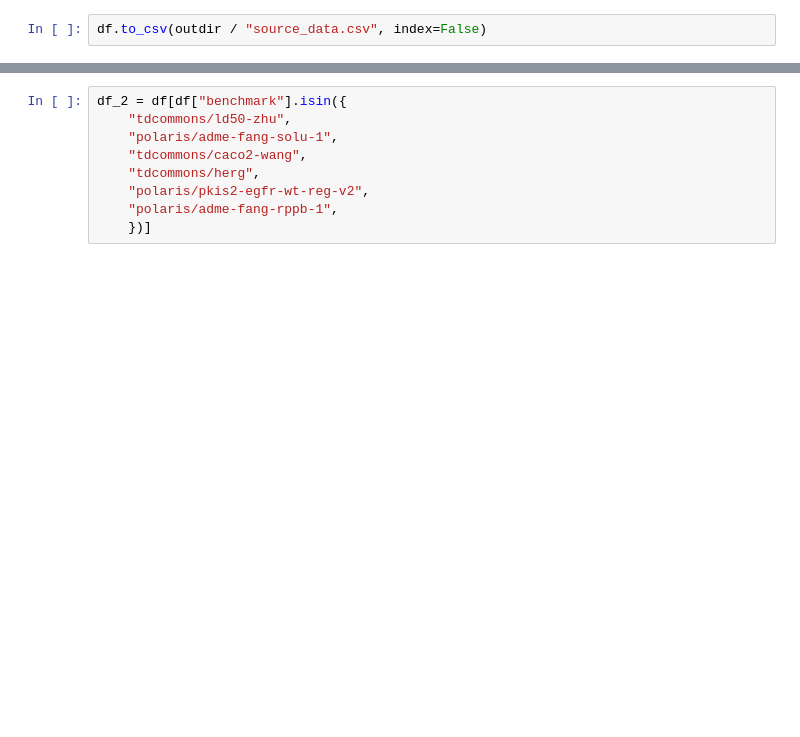
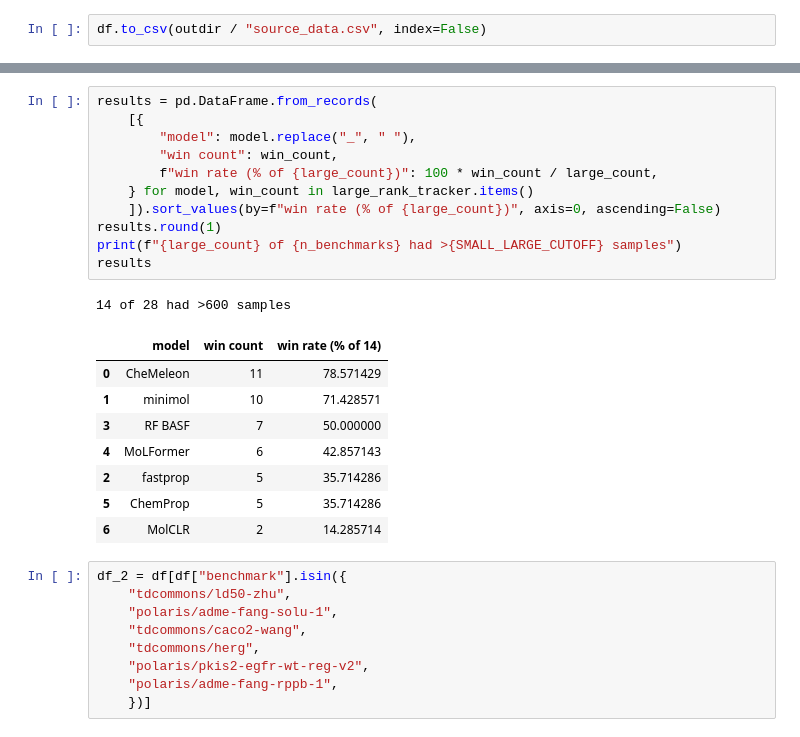
Before and after one commit to JacksonBurns/chemeleon, a Jupyter notebook: analysis/hsd_subset.ipynb, the cells around one changed output, grey strips where cells are left out. Drawn from its saved outputs; the diff is of its cells as text; blank space fills up the shorter version.

```diff
--- a/analysis/hsd_subset.ipynb
+++ b/analysis/hsd_subset.ipynb
@@ -145,3 +181,24 @@ results.round(1)
+# %%
+results = pd.DataFrame.from_records(
+    [{
+        "model": model.replace("_", " "),
+        "win count": win_count,
+        f"win rate (% of {large_count})": 100 * win_count / large_count,
+    } for model, win_count in large_rank_tracker.items()
+    ]).sort_values(by=f"win rate (% of {large_count})", axis=0, ascending=False)
+results.round(1)
+print(f"{large_count} of {n_benchmarks} had >{SMALL_LARGE_CUTOFF} samples")
+results
+# %% [output]
+14 of 28 had >600 samples
+|  | model | win count | win rate (% of 14) |
+| 0 | CheMeleon | 11 | 78.571429 |
+| 1 | minimol | 10 | 71.428571 |
+| 3 | RF BASF | 7 | 50.000000 |
+| 4 | MoLFormer | 6 | 42.857143 |
+| 2 | fastprop | 5 | 35.714286 |
+| 5 | ChemProp | 5 | 35.714286 |
+| 6 | MolCLR | 2 | 14.285714 |
 # %%
 df_2 = df[df["benchmark"].isin({
     "tdcommons/ld50-zhu",
```
Also changed, not shown: parts of 3 cells of this notebook, 30 other files.
